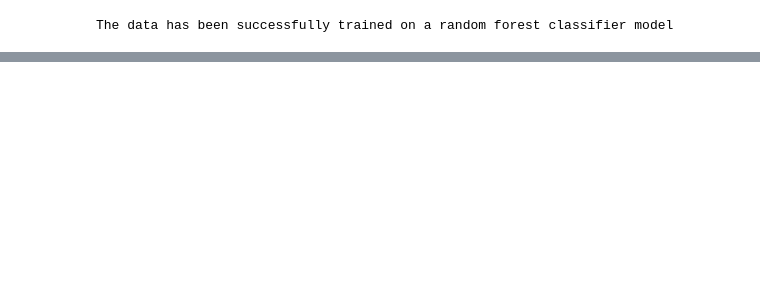
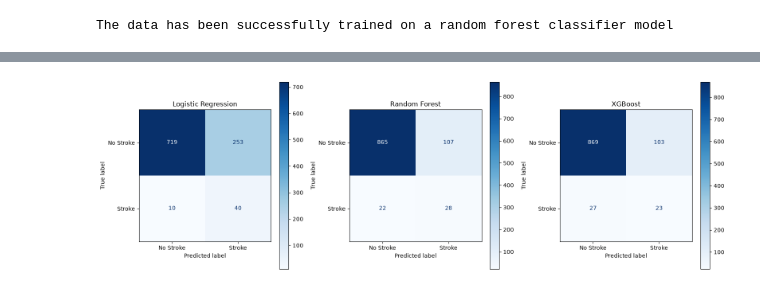
Before and after one commit to maxintelligence/stroke-prediction, a Jupyter notebook: notebooks/stroke_dataset.ipynb, the cells around one changed output, grey strips where cells are left out. Saved outputs shown, nothing was run; the diff lists cells and outputs as text; code cells hidden in the pictures; blank space fills up the shorter version.

Commit message:
Complete end-to-end stroke prediction pipeline — clustering, classification, conclusion, saved model

```diff
--- a/notebooks/stroke_dataset.ipynb
+++ b/notebooks/stroke_dataset.ipynb
@@ -1079,0 +1189,20 @@ The data has been successfully trained on a random forest classifier model
+# %%
+# Training an XGBoost classifier with scale pos weight to handle class imbalance
+negative_class = (y_train == 0).sum()
+positive_class = (y_train == 1).sum()
+scale_pos_weight = negative_class / positive_class
+
+xgb_balanced_model = XGBClassifier(
+    random_state=42,
+    n_estimators=300,
+    learning_rate=0.05,
+    max_depth=5,
+    min_child_weight=1,
+    subsample=0.8,
+    colsample_bytree=0.8,
+    eval_metric='logloss',
+    objective='binary:logistic',
+    scale_pos_weight=scale_pos_weight * 1.5
+)
+xgb_balanced_model.fit(X_train, y_train)
+print("The data has been successfully trained on an XGBoost classifier model with scale_pos_weight.")
@@ -1079,0 +1235,24 @@ The data has been successfully trained on a random forest classifier model
+# %%
+# plotting confusion matrix for all the balanced models
+fig, axes = plt.subplots(1, 3, figsize=(16, 5))
+
+models = [
+    (lr_balanced, X_test, y_test, 'Logistic Regression'),
+    (rf_balanced_model, X_test, y_test, 'Random Forest'),
+    (xgb_balanced_model, X_test, y_test, 'XGBoost')
+]
+
+for ax, (model, X, y, title) in zip(axes, models):
+    ConfusionMatrixDisplay.from_estimator(
+        model, X, y,
+        display_labels=['No Stroke', 'Stroke'],
+        cmap='Blues',
+        ax=ax
+    )
+    ax.set_title(title)
+
+plt.tight_layout()
+plt.savefig('../outputs/figures/confusion_matrices.png', dpi=150, bbox_inches='tight')
+plt.show()
+# %% [output]
+[figure, added]
```
Also changed, not shown: parts of 34 cells of this notebook, 5 other files.
